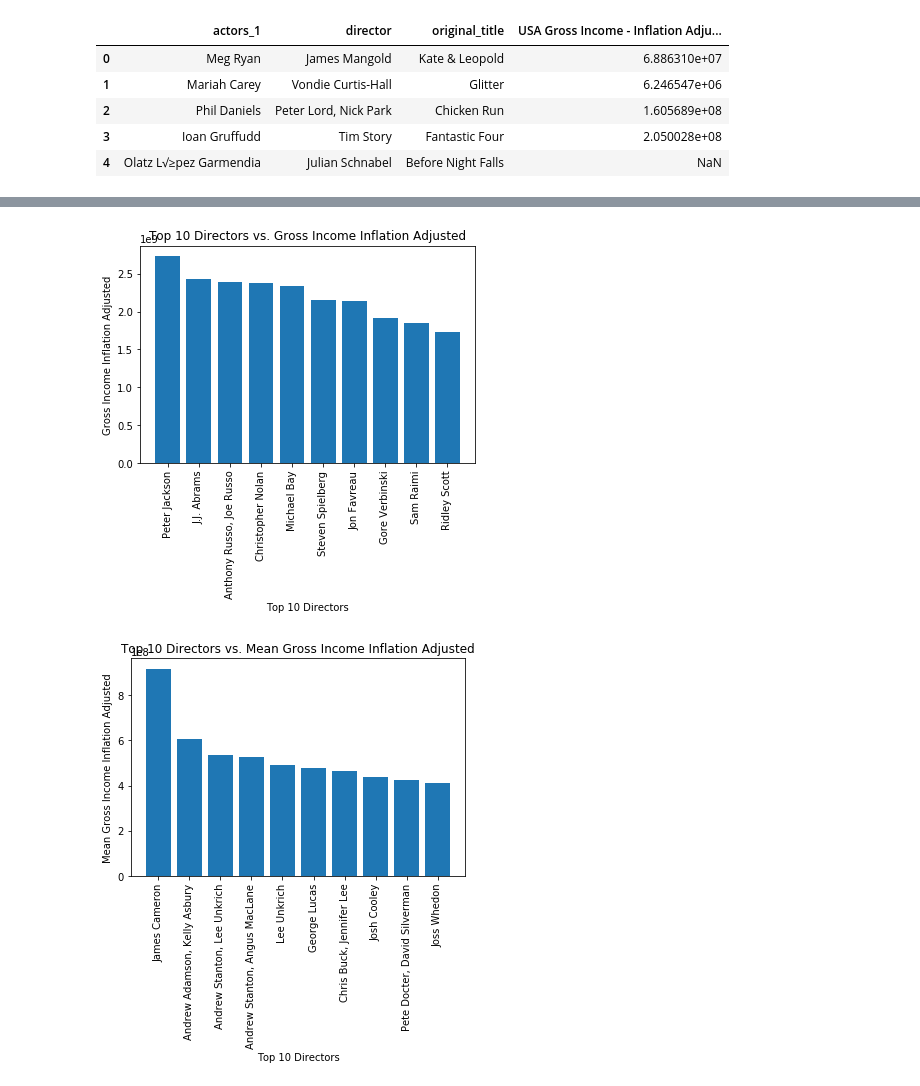
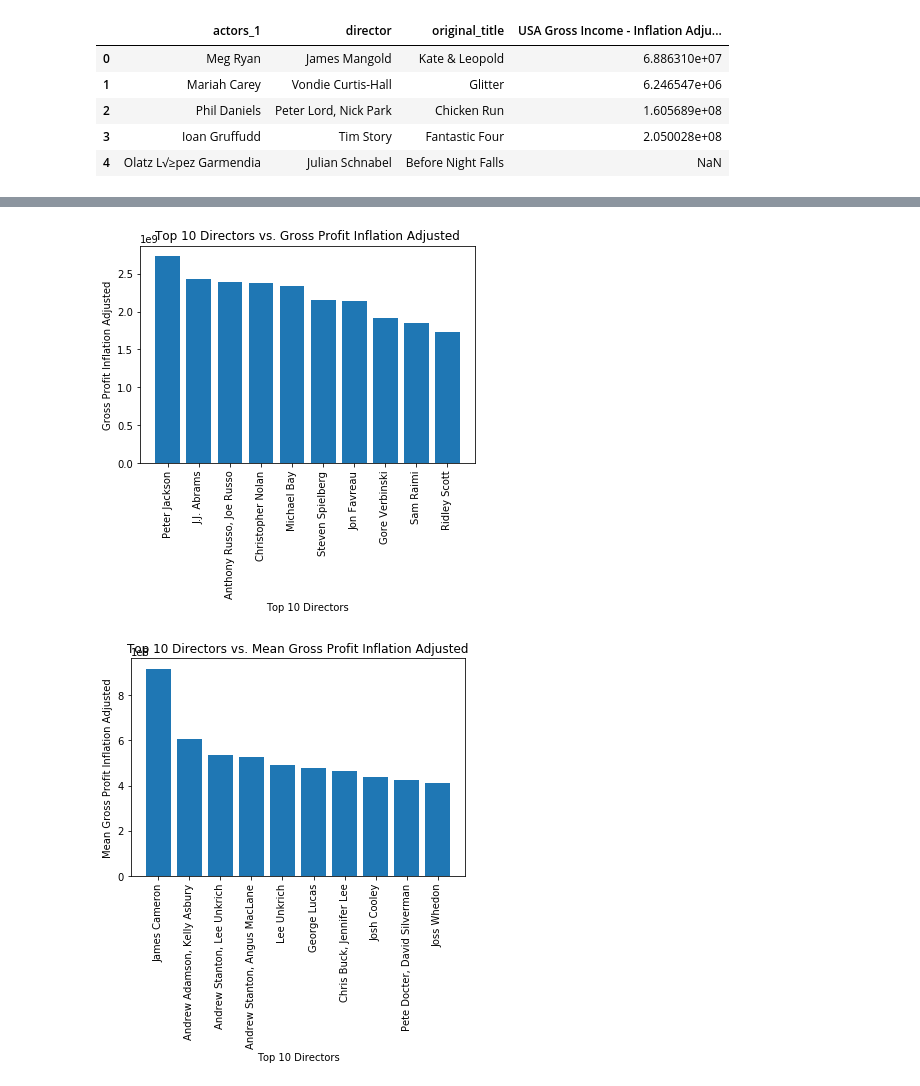
Before and after one commit to cjayati/camp_rock, a Jupyter notebook: actor_director_bar_charts.ipynb, the cells around one changed output, grey strips where cells are left out. Saved outputs shown, nothing was run; the diff lists cells and outputs as text; code cells hidden in the pictures.

```diff
--- a/actor_director_bar_charts.ipynb
+++ b/actor_director_bar_charts.ipynb
@@ -164,22 +126,22 @@ y_axis = sorted_top_directors.values[:10]
 plt.xticks(rotation=90)
 plt.bar(x_axis, y_axis)
 plt.xlabel("Top 10 Directors")
-plt.ylabel("Gross Income Inflation Adjusted")
-plt.title("Top 10 Directors vs. Gross Income Inflation Adjusted")
+plt.ylabel("Gross Profit Inflation Adjusted")
+plt.title("Top 10 Directors vs. Gross Profit Inflation Adjusted")
 plt.show()
 # %% [output]
-[figure, old version]
+[figure, new version]
 # %%
 x_axis = sorted_top_directors_mean.index[:10]
 y_axis = sorted_top_directors_mean.values[:10]
 plt.xticks(rotation=90)
 plt.bar(x_axis, y_axis)
 plt.xlabel("Top 10 Directors")
-plt.ylabel("Mean Gross Income Inflation Adjusted")
-plt.title("Top 10 Directors vs. Mean Gross Income Inflation Adjusted")
+plt.ylabel("Mean Gross Profit Inflation Adjusted")
+plt.title("Top 10 Directors vs. Mean Gross Profit Inflation Adjusted")
 plt.show()
 # %% [output]
-[figure, old version]
+[figure, new version]
 # %%
 top_movies = inflation_df.groupby(by="original_title")
 top_movies.head()
```
Also changed, not shown: parts of 19 cells of this notebook, 4 other files.
